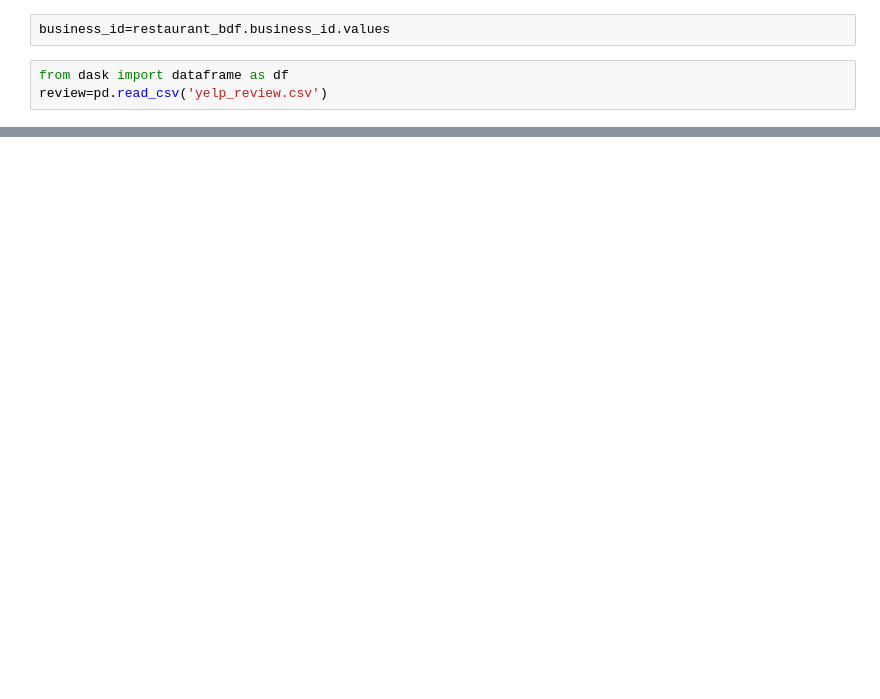
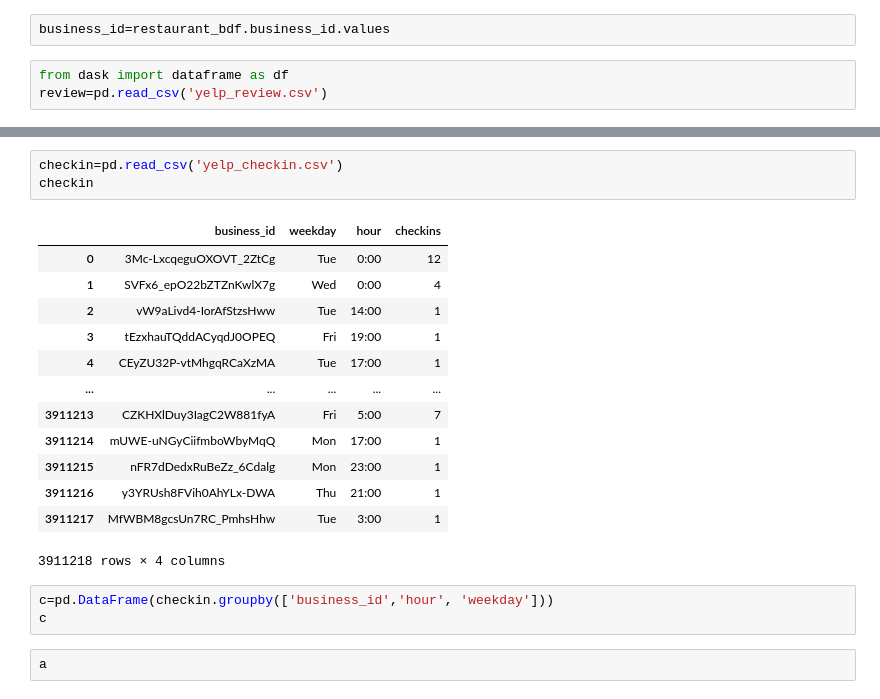
Before and after one commit to prashantgodhwani/CSE_587_DIC_Project, a Jupyter notebook: dic_project.ipynb, the cells around one changed output, grey strips where cells are left out. Cells and saved outputs as stored; diff of their text form; blank space fills up the shorter version.

```diff
--- a/dic_project.ipynb
+++ b/dic_project.ipynb
@@ -377,0 +505,22 @@ KeyboardInterrupt:
+# %%
+checkin=pd.read_csv('yelp_checkin.csv')
+checkin
+# %% [output]
+|  | business_id | weekday | hour | checkins |
+| 0 | 3Mc-LxcqeguOXOVT_2ZtCg | Tue | 0:00 | 12 |
+| 1 | SVFx6_epO22bZTZnKwlX7g | Wed | 0:00 | 4 |
+| 2 | vW9aLivd4-IorAfStzsHww | Tue | 14:00 | 1 |
+| 3 | tEzxhauTQddACyqdJ0OPEQ | Fri | 19:00 | 1 |
+| 4 | CEyZU32P-vtMhgqRCaXzMA | Tue | 17:00 | 1 |
+| ... | ... | ... | ... | ... |
+| 3911213 | CZKHXlDuy3IagC2W881fyA | Fri | 5:00 | 7 |
+| 3911214 | mUWE-uNGyCiifmboWbyMqQ | Mon | 17:00 | 1 |
+| 3911215 | nFR7dDedxRuBeZz_6Cdalg | Mon | 23:00 | 1 |
+| 3911216 | y3YRUsh8FVih0AhYLx-DWA | Thu | 21:00 | 1 |
+| 3911217 | MfWBM8gcsUn7RC_PmhsHhw | Tue | 3:00 | 1 |
+3911218 rows × 4 columns
+# %%
+c=pd.DataFrame(checkin.groupby(['business_id','hour', 'weekday']))
+c
+# %%
+a
```
Also changed, not shown: parts of 37 cells of this notebook.
